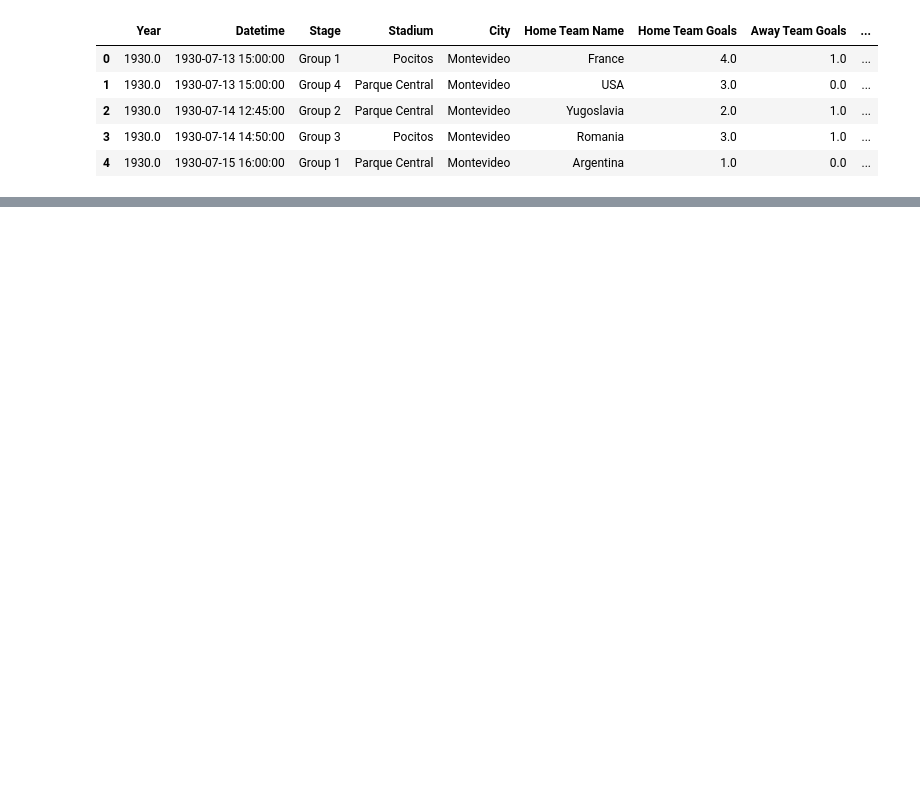
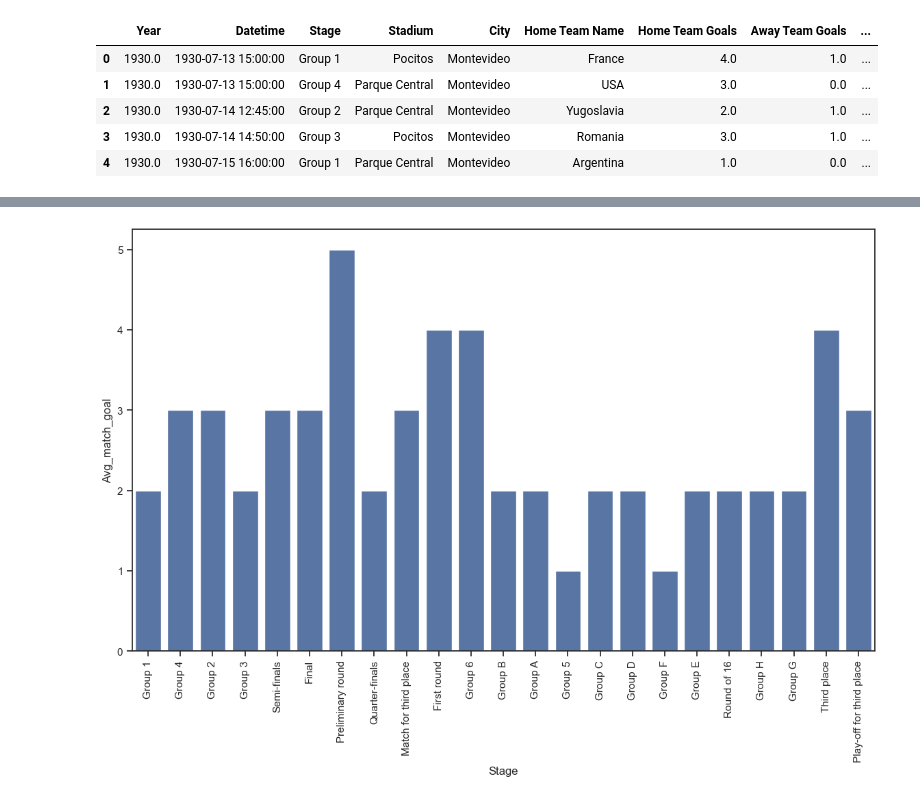
Before and after one commit to UsmanAhamed12/Data-Analyst-Intern-Project, a Jupyter notebook: FIFA WORLD CUP ANALYSIS PROJECT/NoteBooks/EDA_worldcupmatches.ipynb, the cells around one changed output, grey strips where cells are left out. Cells and saved outputs as stored; diff of their text form; code cells hidden in the pictures; blank space fills up the shorter version.

```diff
--- a/FIFA WORLD CUP ANALYSIS PROJECT/NoteBooks/EDA_worldcupmatches.ipynb
+++ b/FIFA WORLD CUP ANALYSIS PROJECT/NoteBooks/EDA_worldcupmatches.ipynb
@@ -212,0 +326,9 @@ Data.head()
+# %%
+## visualizing average goal per match in stage vise
+plt.figure(figsize=(14, 8))
+
+sns.barplot(data= stage_performance, x = 'Stage', y = 'Avg_match_goal' )
+plt.xticks(rotation=90)
+plt.show()
+# %% [output]
+[figure, added]
```
Also changed, not shown: parts of 11 cells of this notebook.
